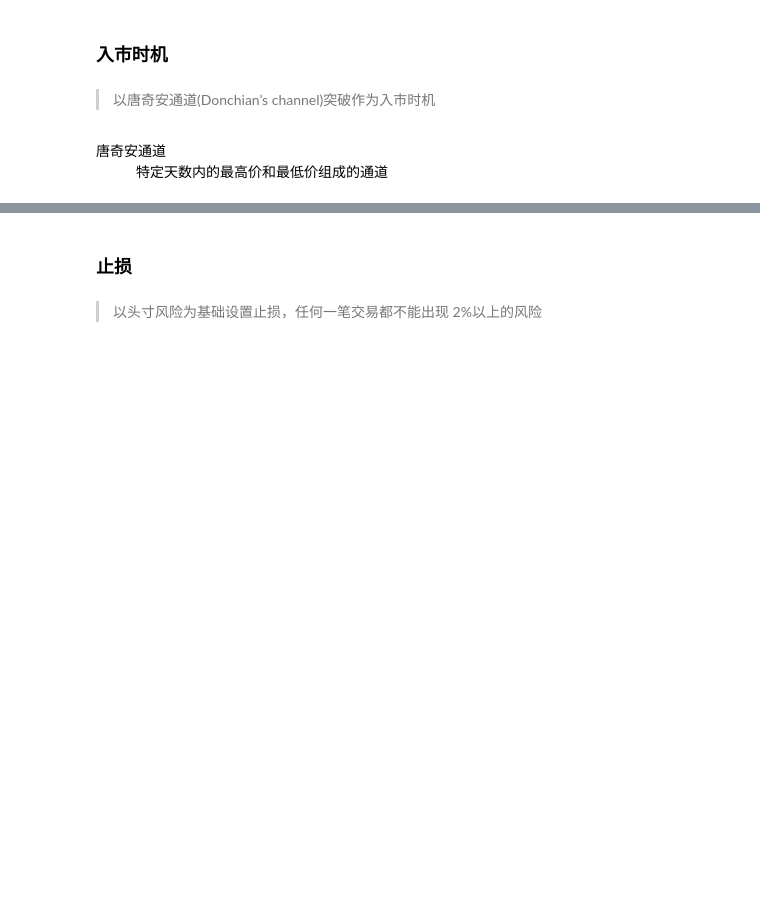
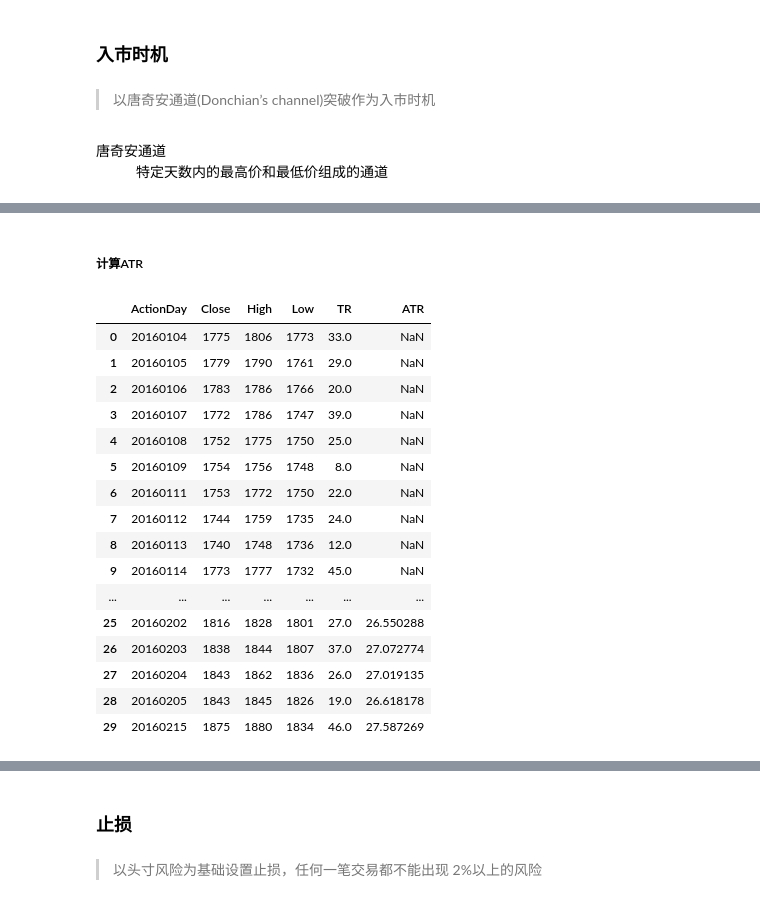
Before and after one commit to christinemu/quant-trading, a Jupyter notebook: TradingStrategy.ipynb, the cells around one changed output, grey strips where cells are left out. Drawn from its saved outputs; the diff is of its cells as text; code cells hidden in the pictures; blank space fills up the shorter version.

Commit message:
TradingStrategy200917

```diff
--- a/TradingStrategy.ipynb
+++ b/TradingStrategy.ipynb
@@ -493,0 +535,4 @@ Dennis教授这些海龟们依靠科学的方法进行交易，以减少交易
+# %%
+rbDaily = pd.read_csv('./data/strategy/rbDaily.csv')
+rbDaily.head()
+rbDaily.shape
@@ -493,0 +549,7 @@ Dennis教授这些海龟们依靠科学的方法进行交易，以减少交易
+# %%
+for idx, row in rbDaily.iterrows():
+    if idx == 0:
+        rbDaily.loc[idx,'TR'] = row['High'] - row['Low']
+    else:
+        rbDaily.loc[idx,'TR'] = max(row['High'] - row['Low'],np.abs(rbDaily.loc[idx-1,'Close']-row['High']),np.abs(rbDaily.loc[idx-1,'Close']-row['High']))
+rbDaily.tail()
@@ -493,0 +563,27 @@ Dennis教授这些海龟们依靠科学的方法进行交易，以减少交易
+# %% [markdown]
+##### 计算ATR
+# %%
+rbDaily.loc[19,'ATR'] = rbDaily.loc[:19,'TR'].sum()/20
+for idx, row in rbDaily.iterrows():
+    if idx > 19:
+        rbDaily.loc[idx,'ATR'] = (19*rbDaily.loc[idx-1,'ATR']+row['TR'])/20
+
+rbDaily.head(30)
+# %% [output]
+|  | ActionDay | Close | High | Low | TR | ATR |
+| 0 | 20160104 | 1775 | 1806 | 1773 | 33.0 | NaN |
+| 1 | 20160105 | 1779 | 1790 | 1761 | 29.0 | NaN |
+| 2 | 20160106 | 1783 | 1786 | 1766 | 20.0 | NaN |
+| 3 | 20160107 | 1772 | 1786 | 1747 | 39.0 | NaN |
+| 4 | 20160108 | 1752 | 1775 | 1750 | 25.0 | NaN |
+| 5 | 20160109 | 1754 | 1756 | 1748 | 8.0 | NaN |
+| 6 | 20160111 | 1753 | 1772 | 1750 | 22.0 | NaN |
+| 7 | 20160112 | 1744 | 1759 | 1735 | 24.0 | NaN |
+| 8 | 20160113 | 1740 | 1748 | 1736 | 12.0 | NaN |
+| 9 | 20160114 | 1773 | 1777 | 1732 | 45.0 | NaN |
+| ... | ... | ... | ... | ... | ... | ... |
+| 25 | 20160202 | 1816 | 1828 | 1801 | 27.0 | 26.550288 |
+| 26 | 20160203 | 1838 | 1844 | 1807 | 37.0 | 27.072774 |
+| 27 | 20160204 | 1843 | 1862 | 1836 | 26.0 | 27.019135 |
+| 28 | 20160205 | 1843 | 1845 | 1826 | 19.0 | 26.618178 |
+| 29 | 20160215 | 1875 | 1880 | 1834 | 46.0 | 27.587269 |
```
Also changed, not shown: parts of 45 cells of this notebook, 6 other files.
